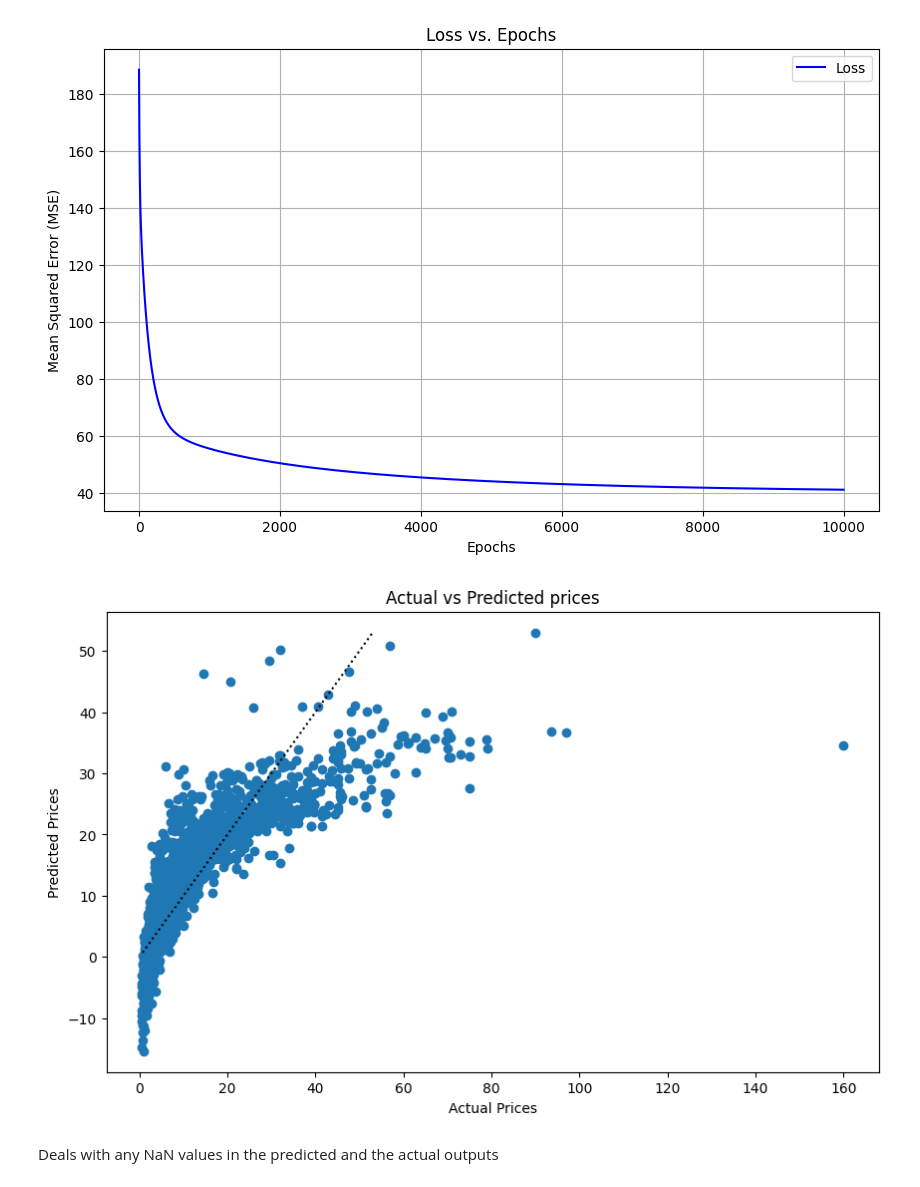
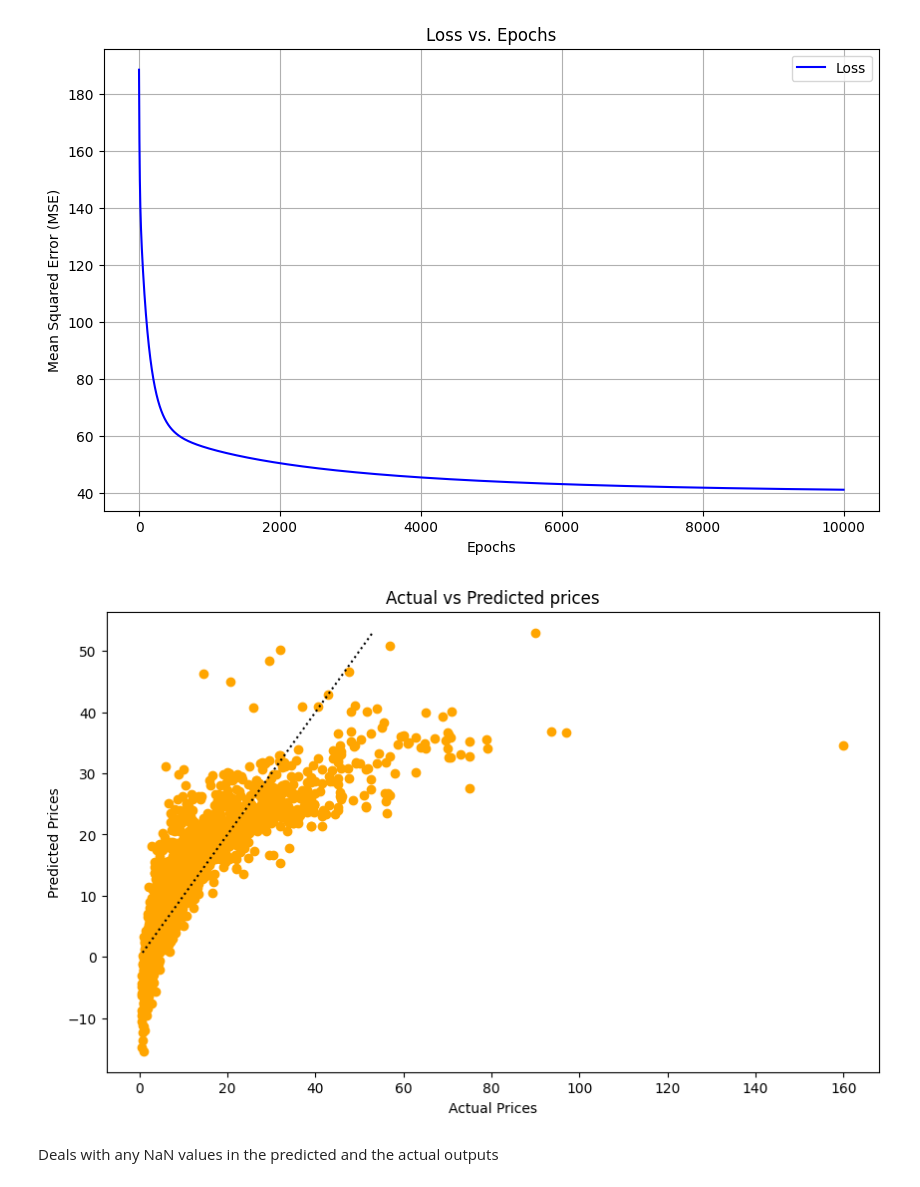
Before and after one commit to MANAS-AI-Taskphase-24-25/Nandini_Sah, a Jupyter notebook: linearregression.ipynb, the cells around one changed output. Saved outputs shown, nothing was run; the diff lists cells and outputs as text; code cells hidden in the pictures.

Commit message:
Adding graphs

```diff
--- a/linearregression.ipynb
+++ b/linearregression.ipynb
@@ -270,19 +270,19 @@ plt.show()
 # %%
 plt.figure(figsize=(10, 6))
 
 # Scatter plot of the actual price vs the pedicted price
-plt.scatter(y_train, y_pred)
+plt.scatter(y_train, y_pred, color = 'orange')
 
 # Line plot of the best-fit line (model predictions)
 plt.plot([min(y_test), max(y_pred)], [min(y_test), max(y_pred)], 'k:')
 
 # Add labels and title
 plt.xlabel('Actual Prices')
 plt.ylabel('Predicted Prices')
 plt.title('Actual vs Predicted prices')
 plt.show()
 # %% [output]
-[figure, old version]
+[figure, new version]
 # %% [markdown]
 Deals with any NaN values in the predicted and the actual outputs
 # %%
```
